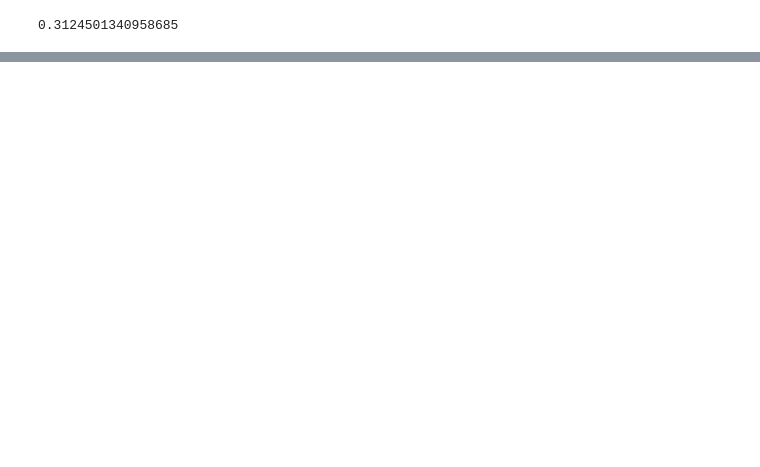
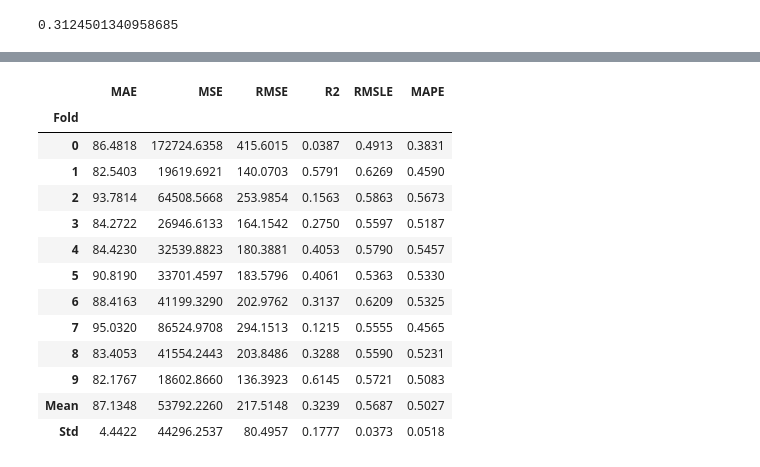
Before and after one commit to Vaenox/Airbnb-Price-Prediction, a Jupyter notebook: airbnb.ipynb, the cells around one changed output, grey strips where cells are left out. Cells and saved outputs as stored; diff of their text form; code cells hidden in the pictures; blank space fills up the shorter version.

Commit message:
modeller kuruldu

```diff
--- a/airbnb.ipynb
+++ b/airbnb.ipynb
@@ -936,0 +972,17 @@ r2_score(b,a)
+# %%
+lgbm=create_model("lightgbm")
+# %% [output]
+|  | MAE | MSE | RMSE | R2 | RMSLE | MAPE |
+| Fold |  |  |  |  |  |  |
+| 0 | 86.4818 | 172724.6358 | 415.6015 | 0.0387 | 0.4913 | 0.3831 |
+| 1 | 82.5403 | 19619.6921 | 140.0703 | 0.5791 | 0.6269 | 0.4590 |
+| 2 | 93.7814 | 64508.5668 | 253.9854 | 0.1563 | 0.5863 | 0.5673 |
+| 3 | 84.2722 | 26946.6133 | 164.1542 | 0.2750 | 0.5597 | 0.5187 |
+| 4 | 84.4230 | 32539.8823 | 180.3881 | 0.4053 | 0.5790 | 0.5457 |
+| 5 | 90.8190 | 33701.4597 | 183.5796 | 0.4061 | 0.5363 | 0.5330 |
+| 6 | 88.4163 | 41199.3290 | 202.9762 | 0.3137 | 0.6209 | 0.5325 |
+| 7 | 95.0320 | 86524.9708 | 294.1513 | 0.1215 | 0.5555 | 0.4565 |
+| 8 | 83.4053 | 41554.2443 | 203.8486 | 0.3288 | 0.5590 | 0.5231 |
+| 9 | 82.1767 | 18602.8660 | 136.3923 | 0.6145 | 0.5721 | 0.5083 |
+| Mean | 87.1348 | 53792.2260 | 217.5148 | 0.3239 | 0.5687 | 0.5027 |
+| Std | 4.4422 | 44296.2537 | 80.4957 | 0.1777 | 0.0373 | 0.0518 |
```
Also changed, not shown: parts of 18 cells of this notebook, 1 other file.
